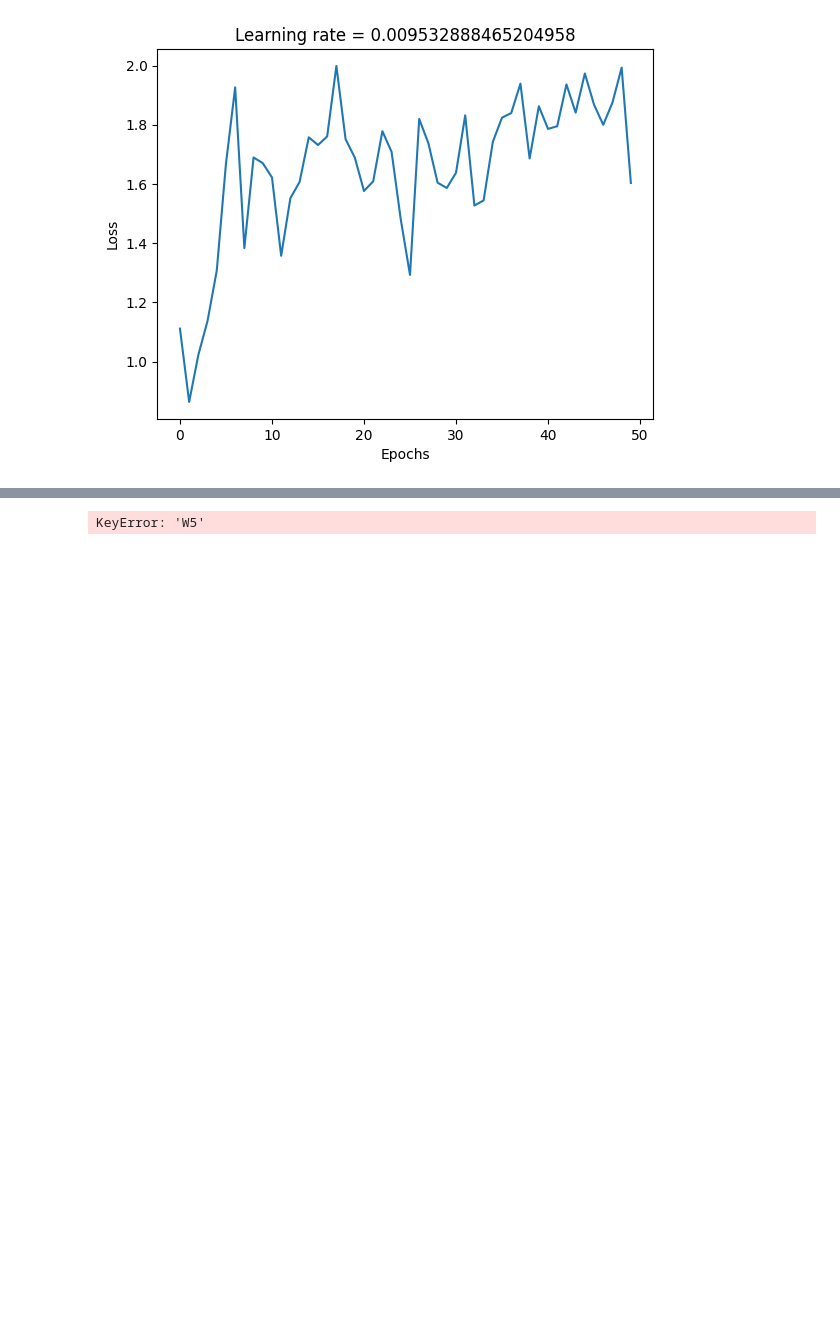
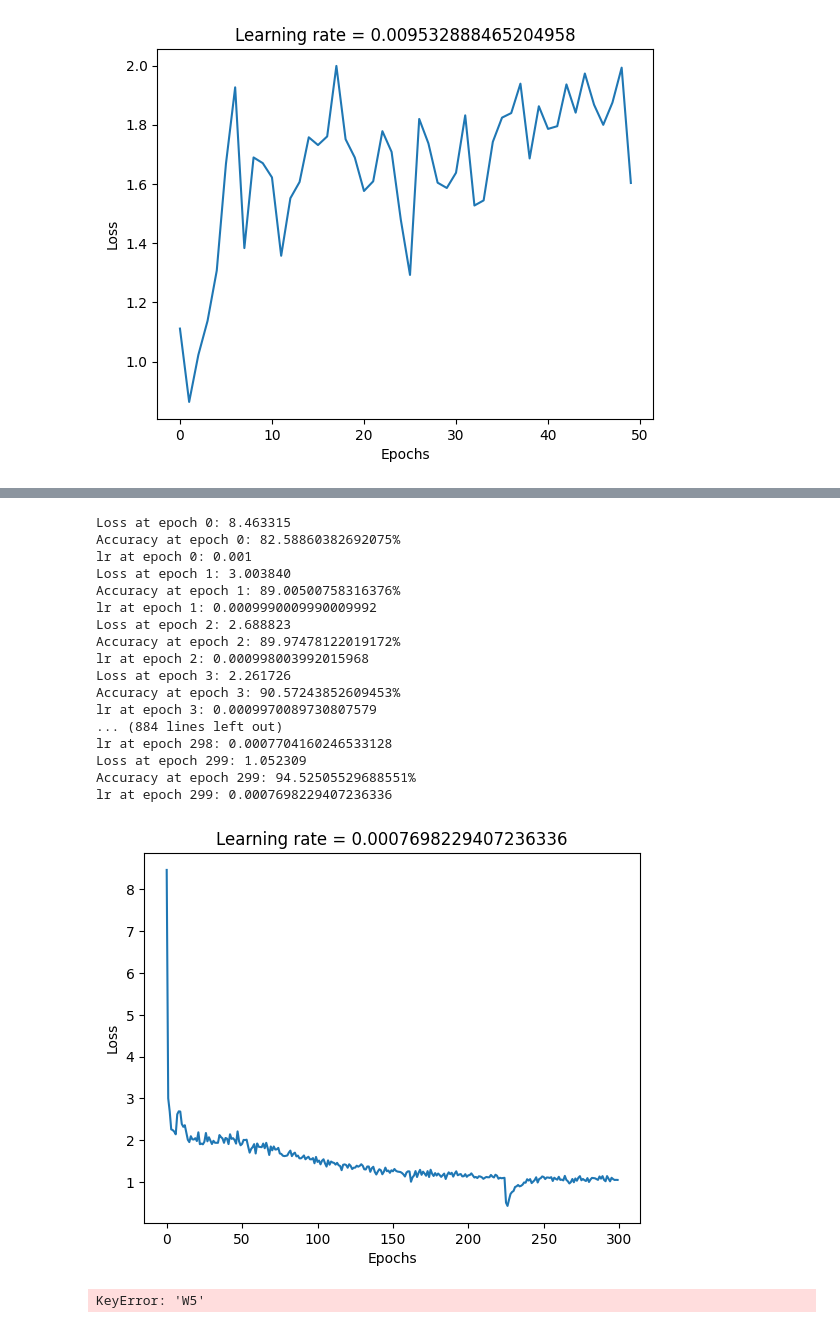
Before and after one commit to kseto06/OtakuNet, a Jupyter notebook: notebooks/ContentBasedAnime.ipynb, the cells around one changed output, grey strips where cells are left out. Drawn from its saved outputs; the diff is of its cells as text; code cells hidden in the pictures; blank space fills up the shorter version.

```diff
--- a/notebooks/ContentBasedAnime.ipynb
+++ b/notebooks/ContentBasedAnime.ipynb
@@ -652,8 +659,10 @@ def train_user_model():
 def train_item_model():
     return train_model("item", item_train_arr, y_train_arr, layer_dims_item)
 # %%
-# Model training
-prediction, user_params, item_params, loss_history = RecSys_model(user_train_arr, item_train_arr, y_train_arr, layer_dims_user, layer_dims_item, epochs=50, decay=schedule_lr_decay)
+# Trying minibatch Adam, but don't clear the output
+
+# Model training with Adam
+# prediction, user_params, item_params, loss_history = RecSys_model(user_train_arr, item_train_arr, y_train_arr, layer_dims_user, layer_dims_item, epochs=50, decay=schedule_lr_decay)
 # %% [output]
 Loss at epoch 0: 1.111564
 lr at epoch 0: 0.01
@@ -676,3 +799,25 @@ lr at epoch 49: 0.009532888465204958
+# %%
+# Model training for standard GD
+prediction_gd, user_params_gd, item_params_gd, loss_history_gd = RecSys_model_gd(user_train_arr, item_train_arr, y_train_arr, layer_dims_user, layer_dims_item, learning_rate=0.001, epochs=300, decay=schedule_lr_decay, decay_rate=1.0)
+# %% [output]
+Loss at epoch 0: 8.463315
+Accuracy at epoch 0: 82.58860382692075%
+lr at epoch 0: 0.001
+Loss at epoch 1: 3.003840
+Accuracy at epoch 1: 89.00500758316376%
+lr at epoch 1: 0.0009990009990009992
+Loss at epoch 2: 2.688823
+Accuracy at epoch 2: 89.97478122019172%
+lr at epoch 2: 0.000998003992015968
+Loss at epoch 3: 2.261726
+Accuracy at epoch 3: 90.57243852609453%
+lr at epoch 3: 0.0009970089730807579
+... (884 lines left out)
+lr at epoch 298: 0.0007704160246533128
+Loss at epoch 299: 1.052309
+Accuracy at epoch 299: 94.52505529688551%
+lr at epoch 299: 0.0007698229407236336
+[figure, added]
 # %%
 pass
 
```
Also changed, not shown: parts of 8 cells of this notebook.
